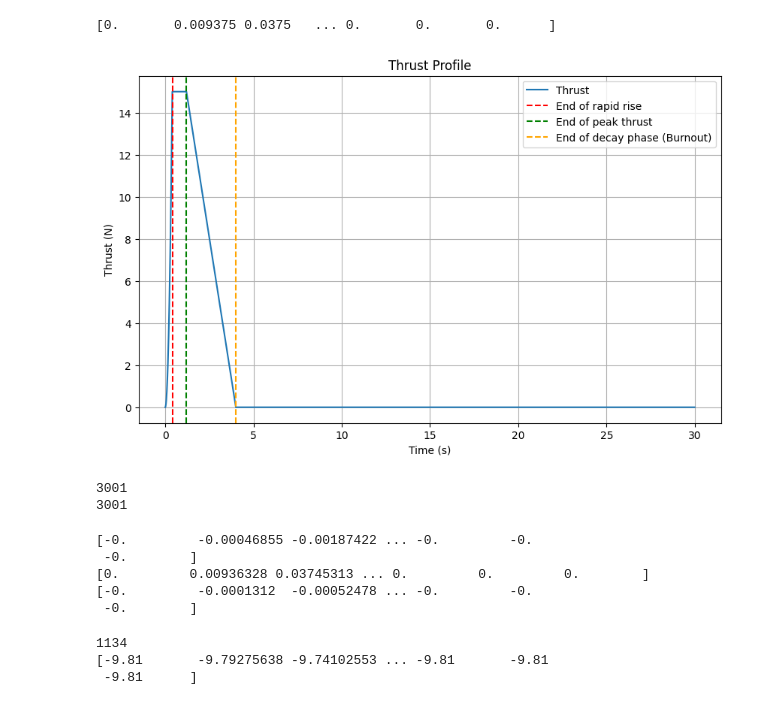
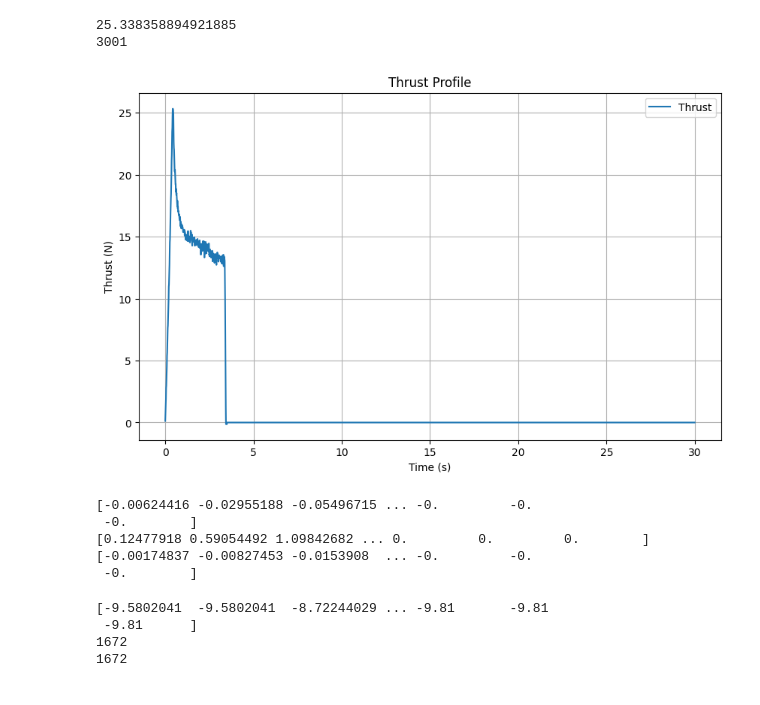
Before and after one commit to namberino/tvc-rocket-sim, a Jupyter notebook: sim.ipynb, the cells around one changed output. Saved outputs shown, nothing was run; the diff lists cells and outputs as text; code cells hidden in the pictures.

Commit message:
Fix time integration bug and add f15 motor curve

```diff
--- a/sim.ipynb
+++ b/sim.ipynb
@@ -104,34 +104,34 @@ q0 = 0.0 # initial pitch rate
 pos0 = [0.0, 0.0] # initial position [x, z]
 # %%
 # generate thrust profile
-thrust_profile = generate_thrust_profile(simulation_duration, thrust_duration, peak_thrust, dt)
-print(thrust_profile)
+# thrust_profile = generate_thrust_profile(simulation_duration, thrust_duration, peak_thrust, dt)
+with open('f15_thrust_extended.npy', 'rb') as f:
+    thrust_profile = np.load(f)
+print(max(thrust_profile))
+print(len(thrust_profile))
 # %% [output]
-[0.       0.009375 0.0375   ... 0.       0.       0.      ]
+25.338358894921885
+3001
 # %%
 # plotting the thrust
 time_range = np.arange(0, simulation_duration + dt, dt)
 
 plt.figure(figsize=(10, 6))
 plt.plot(time_range, thrust_profile, label='Thrust')
 
 # annotate the end of the stages
-plt.axvline(x=0.1 * thrust_duration, color='red', linestyle='--', label='End of rapid rise')
-plt.axvline(x=0.3 * thrust_duration, color='green', linestyle='--', label='End of peak thrust')
-plt.axvline(x=thrust_duration, color='orange', linestyle='--', label='End of decay phase (Burnout)')
+# plt.axvline(x=0.1 * thrust_duration, color='red', linestyle='--', label='End of rapid rise')
+# plt.axvline(x=0.3 * thrust_duration, color='green', linestyle='--', label='End of peak thrust')
+# plt.axvline(x=thrust_duration, color='orange', linestyle='--', label='End of decay phase (Burnout)')
 
 plt.xlabel('Time (s)')
 plt.ylabel('Thrust (N)')
 plt.title('Thrust Profile')
 plt.legend()
 plt.grid()
 plt.show()
-
-print(len(thrust_profile))
 # %% [output]
-[figure, old version]
+[figure, new version]
-3001
-3001
 # %%
 # initialize forces and moments
 Fx = np.sin(gimbal_angle) * thrust_profile # horizontal thrust
@@ -142,10 +142,10 @@ print(Fx)
 print(Fz)
 print(My)
 # %% [output]
-[-0.         -0.00046855 -0.00187422 ... -0.         -0.
+[-0.00624416 -0.02955188 -0.05496715 ... -0.         -0.
  -0.        ]
-[0.         0.00936328 0.03745313 ... 0.         0.         0.        ]
-[-0.         -0.0001312  -0.00052478 ... -0.         -0.
+[0.12477918 0.59054492 1.09842682 ... 0.         0.         0.        ]
+[-0.00174837 -0.00827453 -0.0153908  ... -0.         -0.
  -0.        ]
 # %%
 # simulation
@@ -159,10 +159,13 @@ velocity = results['velocity']
 acceleration = results['acceleration']
 
 print(acceleration[:, 1])
+print(len(time))
+print(len(pos))
 # %% [output]
-1134
-[-9.81       -9.79275638 -9.74102553 ... -9.81       -9.81
+[-9.5802041  -9.5802041  -8.72244029 ... -9.81       -9.81
  -9.81      ]
+1672
+1672
 # %%
 plt.figure(figsize=(12, 8))
 
```
Also changed, not shown: parts of 6 cells of this notebook, 4 other files.
